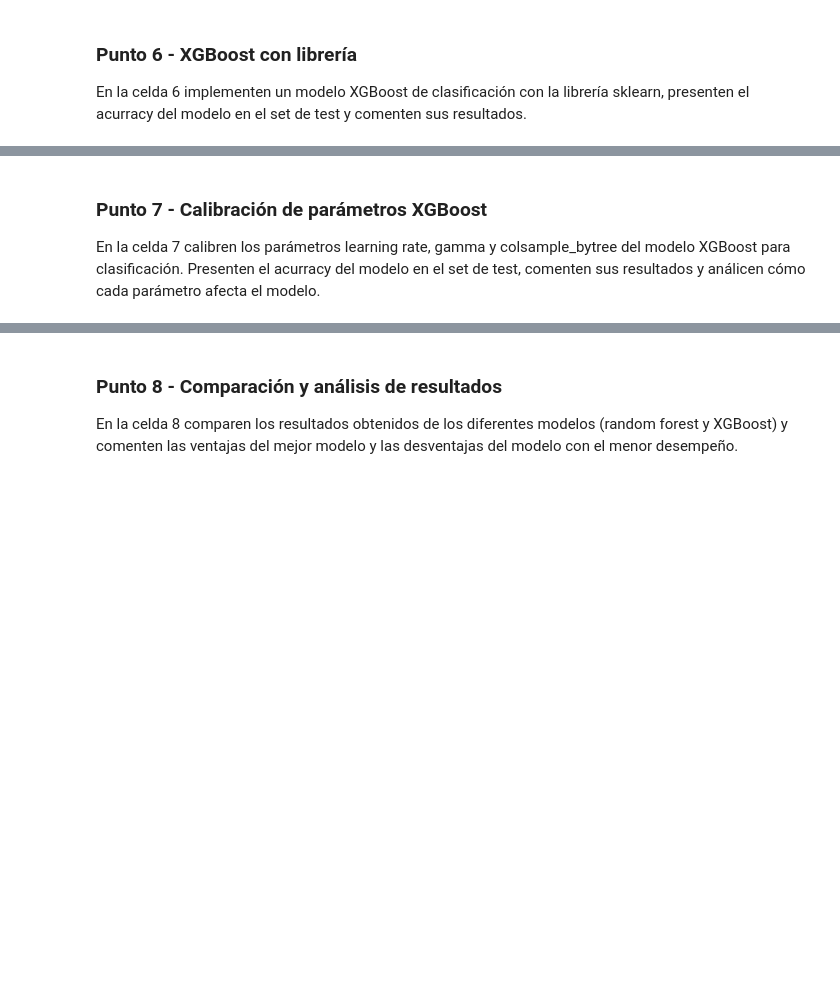
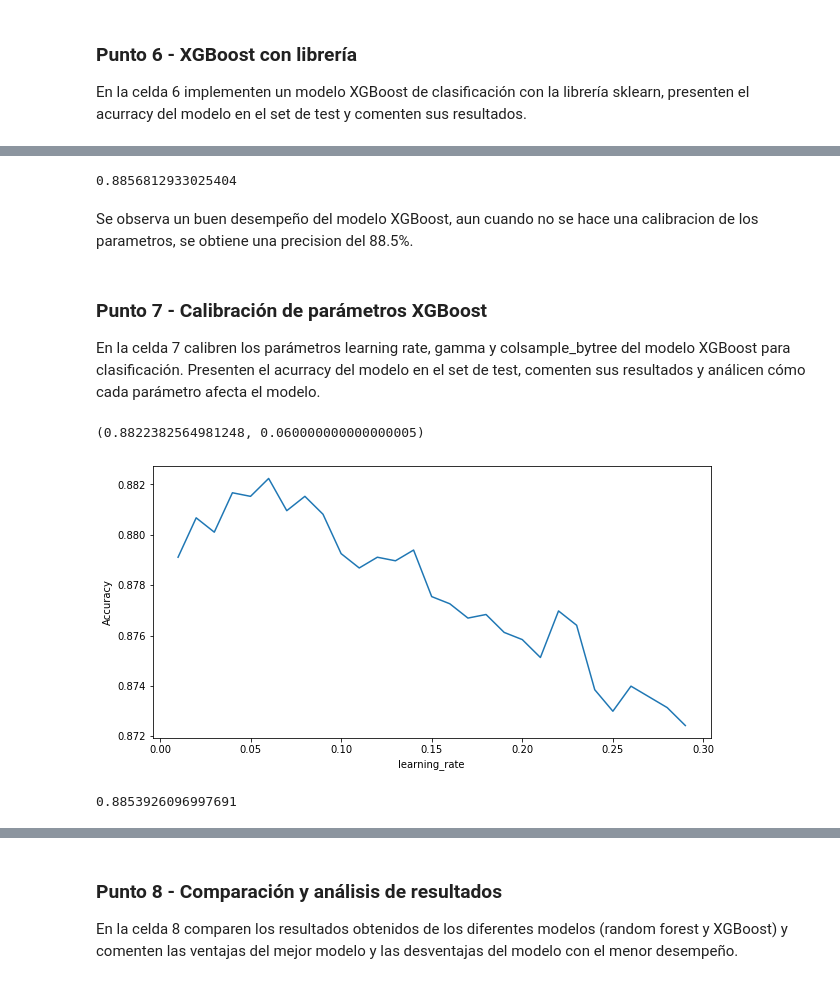
Before and after one commit to albahnsen/MIAD_ML_and_NLP, a Jupyter notebook: Semana 2/S2TC1_RandomForests_Boosting.ipynb, the cells around one changed output, grey strips where cells are left out. Saved outputs shown, nothing was run; the diff lists cells and outputs as text; code cells hidden in the pictures; blank space fills up the shorter version.

```diff
--- a/Semana 2/S2TC1_RandomForests_Boosting.ipynb
+++ b/Semana 2/S2TC1_RandomForests_Boosting.ipynb
@@ -81,3 +444,18 @@ En la celda 6 implementen un modelo XGBoost de clasificación con la librería s
+# %%
+# Celda 6
+from xgboost import XGBClassifier
+from sklearn.tree import DecisionTreeClassifier
+from sklearn import metrics
+xgb = XGBClassifier(eval_metric = "error")
+xgb
+
+xgb.fit(X_train, y_train)
+y_pred = xgb.predict(X_test)
+print(metrics.accuracy_score(y_pred, y_test.values))
+# %% [output]
+0.8856812933025404
+# %% [markdown]
+Se observa un buen desempeño del modelo XGBoost, aun cuando no se hace una calibracion de los parametros, se obtiene una precision del 88.5%.
 # %% [markdown]
 ### Punto 7 - Calibración de parámetros XGBoost
 
@@ -86,0 +463,36 @@ En la celda 7 calibren los parámetros learning rate, gamma y colsample_bytree d
+# %%
+# Celda 7
+
+### Calibracióm learning_rate (eta)
+# Lista de valores para calibrar el criterio de Tasa de aprendizaje (Learning Rate)
+learning_rate_range = np.arange(0.01, 0.3, 0.01)
+
+# Definición de lista para almacenar la exactitud (accuracy) promedio para cada valor de tasa de aprendizaje (Learning Rate)
+accuracy_scores = []
+
+# Loop para obtener el desempeño del modelo de acuerdo con la  tasa de aprendizaje
+for learning_rate in learning_rate_range:
+    clf = XGBClassifier(eval_metric = "error", eta=learning_rate)
+    accuracy_scores.append(cross_val_score(clf, X_train, y_train, cv=10, scoring='accuracy').mean())
+
+# Gráfica el desempeño del modelo vs learning_rate
+plt.figure(figsize=(10,5))
+plt.plot(learning_rate_range, accuracy_scores)
+plt.xlabel('learning_rate')
+plt.ylabel('Accuracy')
+
+# Mejor accuracy (desempeño del modelo) y su correspondiente learning_rate
+acc_opt_learning_rate, opt_learning_rate = sorted(zip(accuracy_scores, learning_rate_range))[::-1][0]
+acc_opt_learning_rate, opt_learning_rate
+# %% [output]
+(0.8822382564981248, 0.060000000000000005)
+[figure, added]
+# %%
+clf = XGBClassifier(eval_metric = "error", eta=opt_learning_rate)
+clf.fit(X_train, y_train)
+y_pred = clf.predict(X_test)
+
+acc_opt_learning_rate = metrics.accuracy_score(y_test, y_pred)
+acc_opt_learning_rate
+# %% [output]
+0.8853926096997691
```
Also changed, not shown: parts of 33 cells of this notebook, 2 other files.
